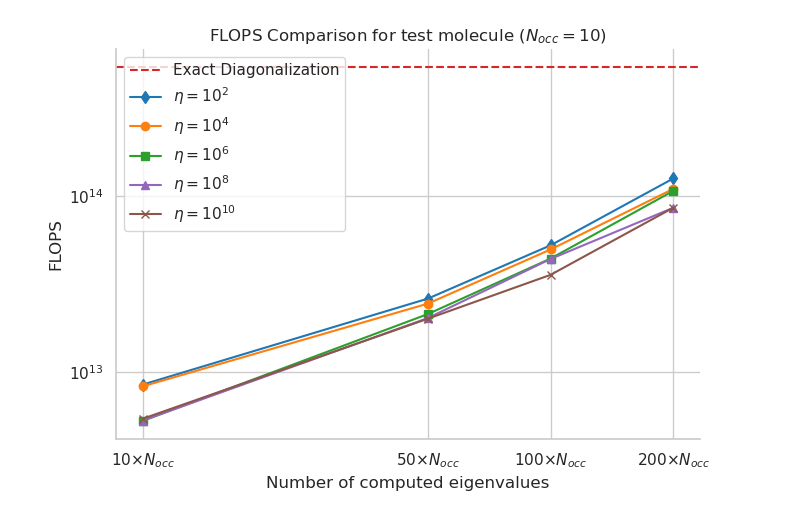
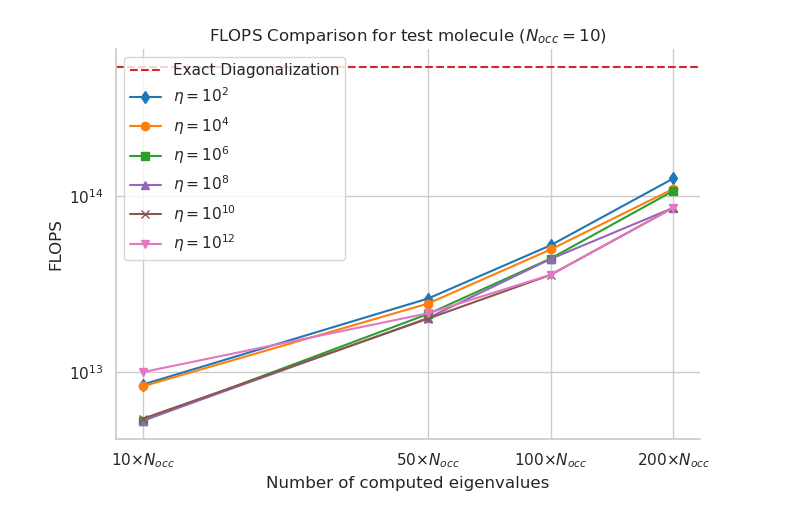
Before and after one commit to framere/Final_codes_MA, a Jupyter notebook: Sparsity_test/plot_flops.ipynb, the cells around one changed output. Drawn from its saved outputs; the diff is of its cells as text; code cells hidden in the pictures.

```diff
--- a/Sparsity_test/plot_flops.ipynb
+++ b/Sparsity_test/plot_flops.ipynb
@@ -45,31 +45,39 @@ flops_25969 = [
     85746756220000
 ]
 
+flops_25971 = [
+    9977622638240,
+    21536781735040,
+    35643610760000,
+    85771491820000
+]
+
 
 full_diago_flops = 20 * 30000**3
 # %%
 plt.figure(figsize=(7, 5))
 plt.axhline(y=full_diago_flops, color=colors[3], linestyle='--', label='Exact Diagonalization')
 plt.plot(N, flops_25965, marker='d', label=r'$\eta = 10^{2}$', color=colors[0])
 plt.plot(N, flops_25966, marker='o', label=r'$\eta = 10^{4}$', color=colors[1])
 plt.plot(N, flops_25967, marker='s', label=r'$\eta = 10^{6}$', color=colors[2])
 plt.plot(N, flops_25968, marker='^', label=r'$\eta = 10^{8}$', color=colors[4])
 plt.plot(N, flops_25969, marker='x', label=r'$\eta = 10^{10}$', color=colors[5])
+plt.plot(N, flops_25971, marker='v', label=r'$\eta = 10^{12}$', color=colors[6])
 plt.xscale('log')
 plt.yscale('log')
 plt.xlabel('Number of computed eigenvalues')
 plt.ylabel('FLOPS')
 N_occ = 10
 xticks = np.array([10, 50, 100, 200]) * N_occ
 # Create labels: one line for nev, second line for multiplier
 xtick_labels = [f"{mult}×$N_{{occ}}$" for nev, mult in zip(xticks, [10, 50, 100, 200])]
 plt.xticks(xticks, xtick_labels)
 plt.title(r'FLOPS Comparison for test molecule (${N_{occ}} = 10$)')
 plt.legend()
 plt.grid(True)
 sns.despine()
 plt.tight_layout()
 plt.savefig('FLOPS_comparison_test_molecule.pdf')
 plt.show()
 # %% [output]
-[figure, old version]
+[figure, new version]
```
Also changed, not shown: 6 other files.
